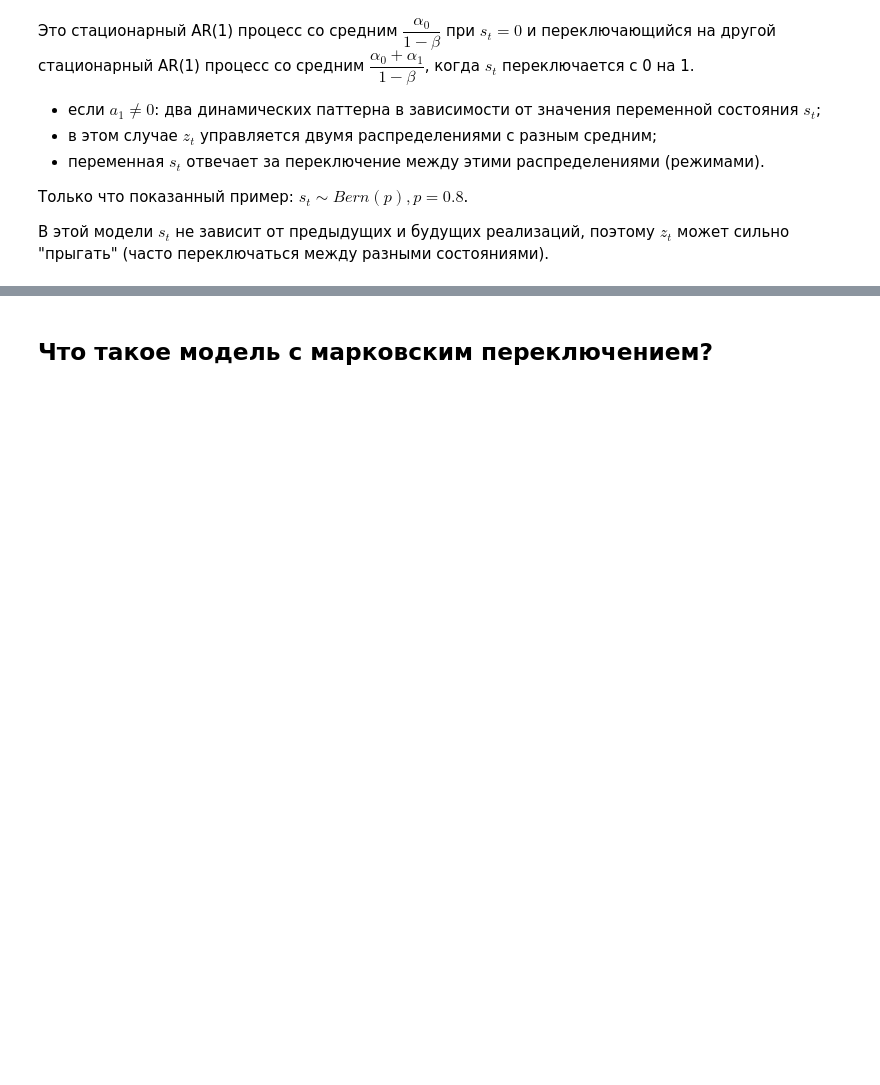
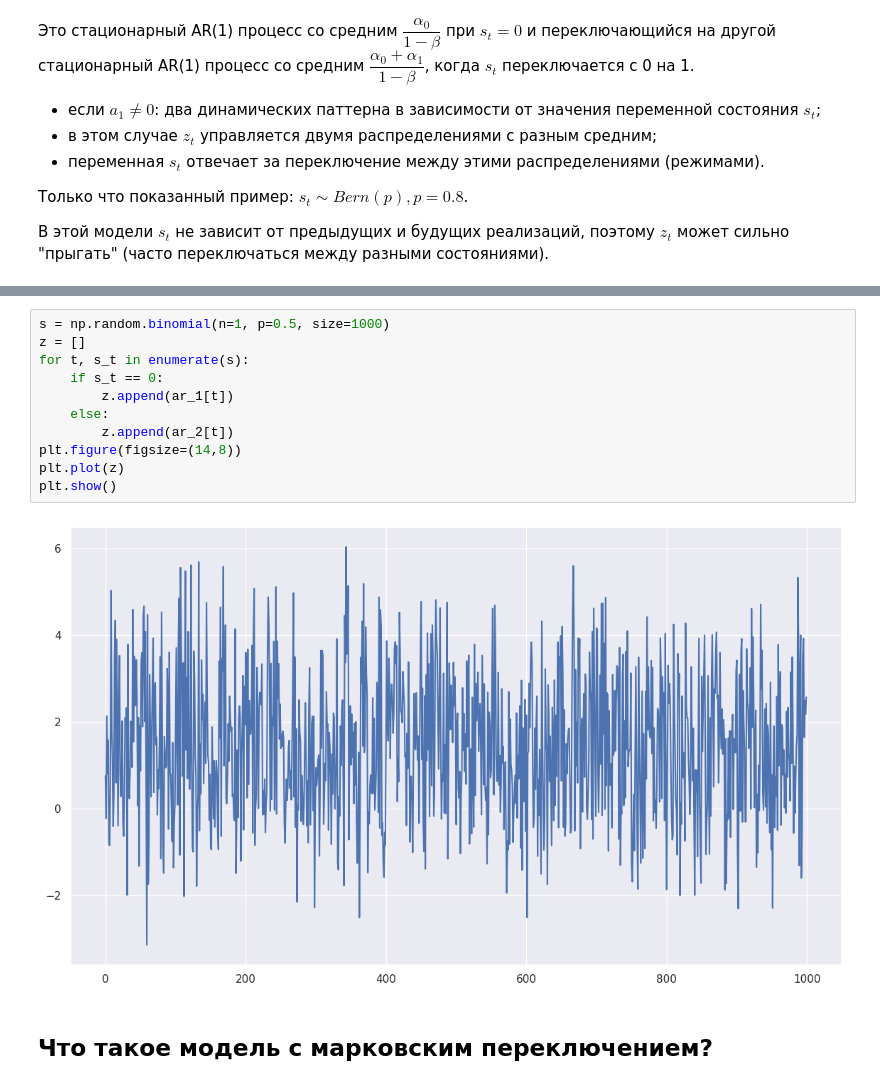
Before and after one commit to solobala/TSML13, a Jupyter notebook: Случайные_марковские_процессы.ipynb, the cells around one changed output, grey strips where cells are left out. Cells and saved outputs as stored; diff of their text form; blank space fills up the shorter version.

```diff
--- a/Случайные_марковские_процессы.ipynb
+++ b/Случайные_марковские_процессы.ipynb
@@ -291,3 +310,16 @@ plt.show()
+# %%
+s = np.random.binomial(n=1, p=0.5, size=1000)
+z = []
+for t, s_t in enumerate(s):
+    if s_t == 0:
+        z.append(ar_1[t])
+    else:
+        z.append(ar_2[t])
+plt.figure(figsize=(14,8))
+plt.plot(z)
+plt.show()
+# %% [output]
+[figure, added]
 # %% [markdown]
 ## Что такое модель с марковским переключением?
 # %% [markdown]
```
Also changed, not shown: parts of 27 cells of this notebook.
